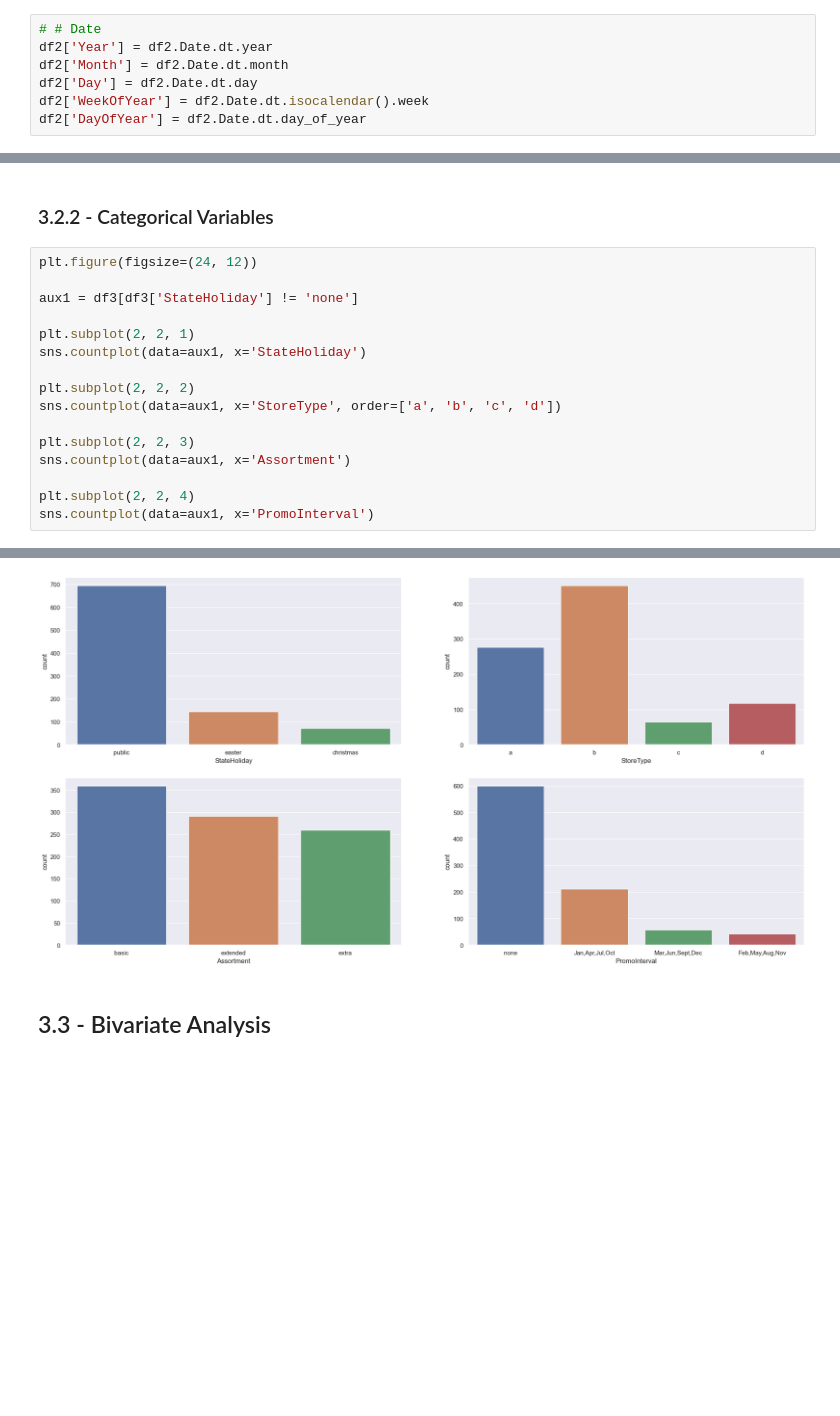
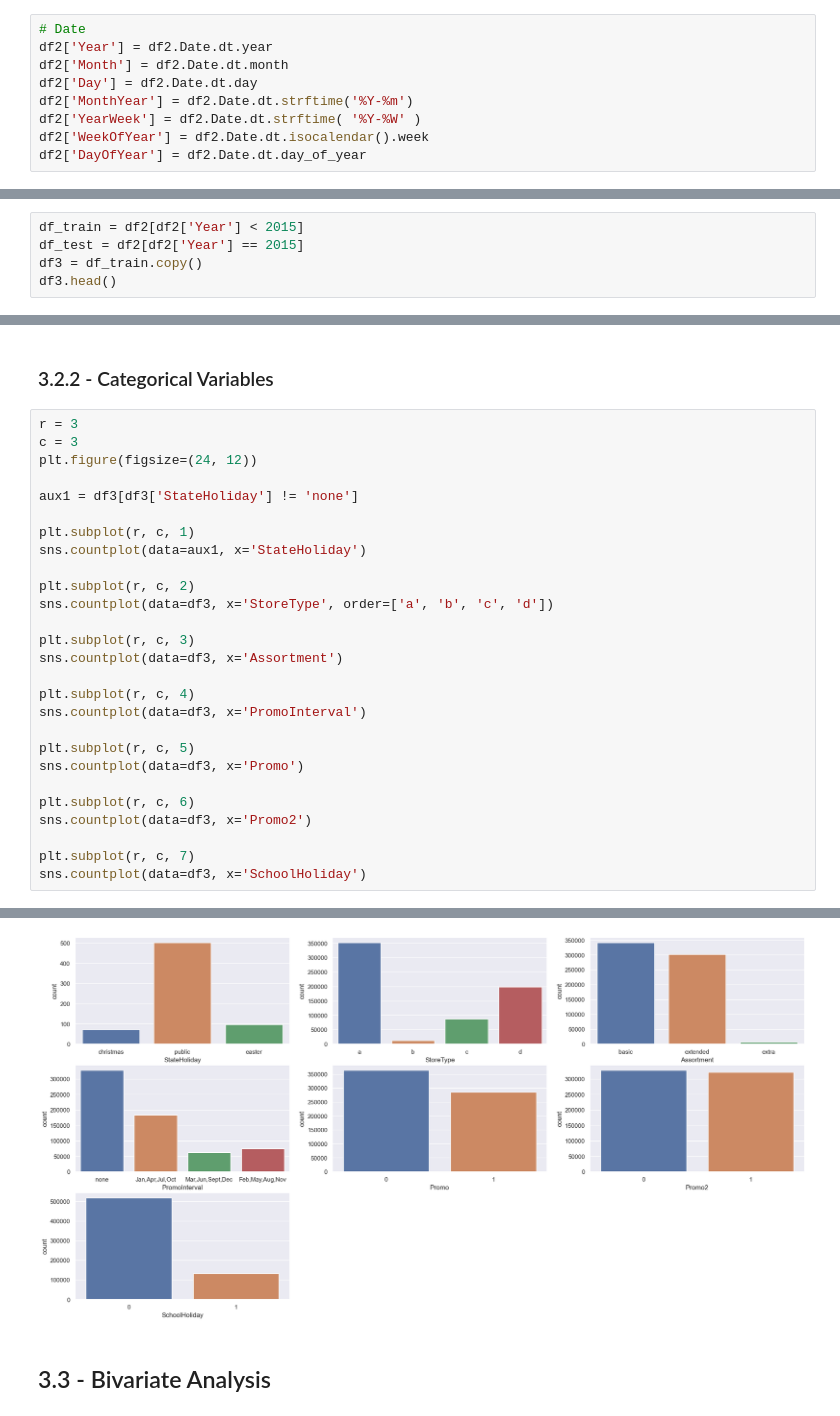
Before and after one commit to marcos-ale-fonseca/DataScienceEmProducao, a Jupyter notebook: rossmann_store_sales.ipynb, the cells around one changed output, grey strips where cells are left out. Saved outputs shown, nothing was run; the diff lists cells and outputs as text; blank space fills up the shorter version.

```diff
--- a/rossmann_store_sales.ipynb
+++ b/rossmann_store_sales.ipynb
@@ -326,10 +367,12 @@ show_nas(df2)
 # %% [markdown]
 ## 2.4 Create New Features
 # %%
-# # Date
+# Date
 df2['Year'] = df2.Date.dt.year
 df2['Month'] = df2.Date.dt.month
 df2['Day'] = df2.Date.dt.day
+df2['MonthYear'] = df2.Date.dt.strftime('%Y-%m')
+df2['YearWeek'] = df2.Date.dt.strftime( '%Y-%W' )
 df2['WeekOfYear'] = df2.Date.dt.isocalendar().week
 df2['DayOfYear'] = df2.Date.dt.day_of_year
 # %% [markdown]
@@ -426,0 +498,5 @@ df1.head()
+# %%
+df_train = df2[df2['Year'] < 2015]
+df_test = df2[df2['Year'] == 2015]
+df3 = df_train.copy()
+df3.head()
@@ -537,19 +613,30 @@ Text(0.5, 1.0, 'Competition Distance Boxplot')
 # %% [markdown]
 ### 3.2.2 - Categorical Variables
 # %%
+r = 3
+c = 3
 plt.figure(figsize=(24, 12))
 
 aux1 = df3[df3['StateHoliday'] != 'none']
 
-plt.subplot(2, 2, 1)
+plt.subplot(r, c, 1)
 sns.countplot(data=aux1, x='StateHoliday')
 
-plt.subplot(2, 2, 2)
-sns.countplot(data=aux1, x='StoreType', order=['a', 'b', 'c', 'd'])
+plt.subplot(r, c, 2)
+sns.countplot(data=df3, x='StoreType', order=['a', 'b', 'c', 'd'])
 
-plt.subplot(2, 2, 3)
-sns.countplot(data=aux1, x='Assortment')
+plt.subplot(r, c, 3)
+sns.countplot(data=df3, x='Assortment')
 
-plt.subplot(2, 2, 4)
-sns.countplot(data=aux1, x='PromoInterval')
+plt.subplot(r, c, 4)
+sns.countplot(data=df3, x='PromoInterval')
+
+plt.subplot(r, c, 5)
+sns.countplot(data=df3, x='Promo')
+
+plt.subplot(r, c, 6)
+sns.countplot(data=df3, x='Promo2')
+
+plt.subplot(r, c, 7)
+sns.countplot(data=df3, x='SchoolHoliday')
 # %% [output]
@@ -557,3 +644,3 @@ sns.countplot(data=aux1, x='PromoInterval')
-[figure, old version]
+[figure, new version]
 # %% [markdown]
 ## 3.3 - Bivariate Analysis
```
Also changed, not shown: parts of 70 cells of this notebook.
